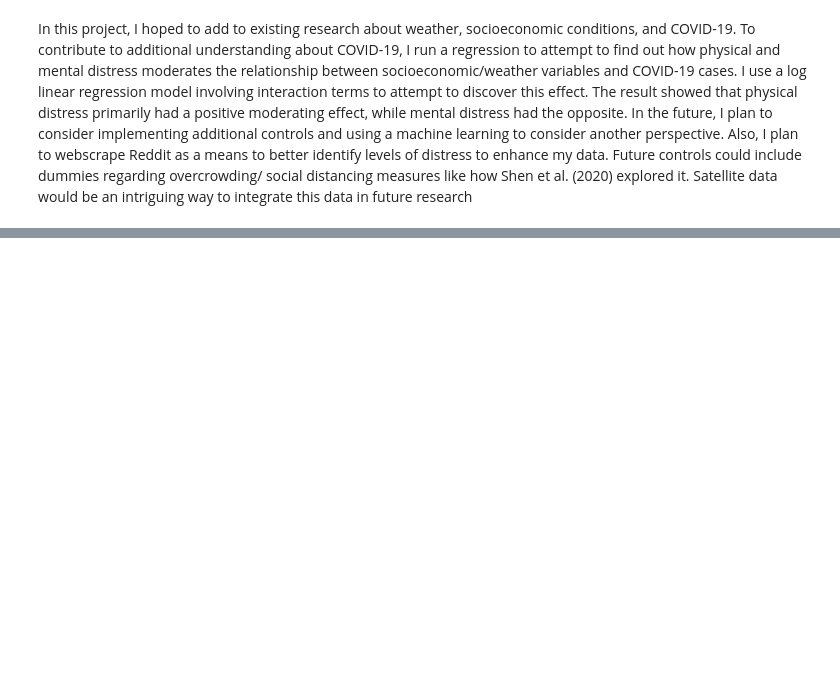
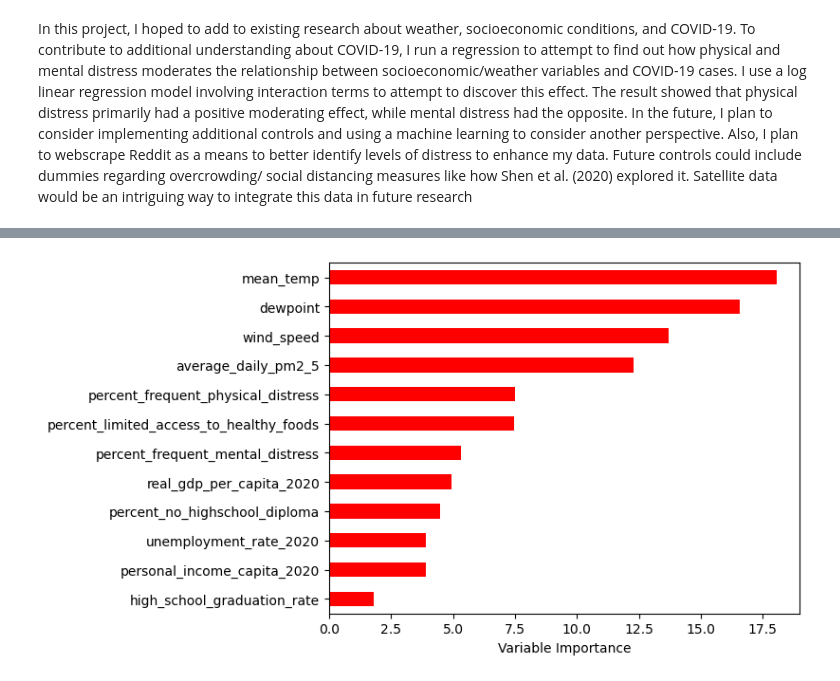
Before and after one commit to r-lee1888/eco225-project-code-r-lee1888, a Jupyter notebook: Code/Project1Code.ipynb, the cells around one changed output, grey strips where cells are left out. Drawn from its saved outputs; the diff is of its cells as text; code cells hidden in the pictures; blank space fills up the shorter version.

```diff
--- a/Code/Project1Code.ipynb
+++ b/Code/Project1Code.ipynb
@@ -823,0 +865,22 @@ print(wordCount)
+# %%
+from sklearn.ensemble import BaggingClassifier, RandomForestClassifier, BaggingRegressor, RandomForestRegressor, GradientBoostingRegressor
+from sklearn.metrics import mean_squared_error,confusion_matrix, classification_report
+
+#Random Forest: using 5 features
+
+# define and fit
+regr_RF = RandomForestRegressor(max_features=5, random_state=1).fit(X, y)
+
+#predict
+pred = regr_RF.predict(X)
+
+#calculate MSE
+mean_squared_error(y, pred)
+
+Importance = pd.DataFrame({'Importance':regr_RF.feature_importances_*100}, index=X.columns)
+Importance.sort_values('Importance', axis=0, ascending=True).plot(kind='barh', color='r', )
+plt.xlabel('Variable Importance')
+plt.gca().legend_ = None
+plt.show()
+# %% [output]
+[figure, added]
```
Also changed, not shown: parts of 8 cells of this notebook.
